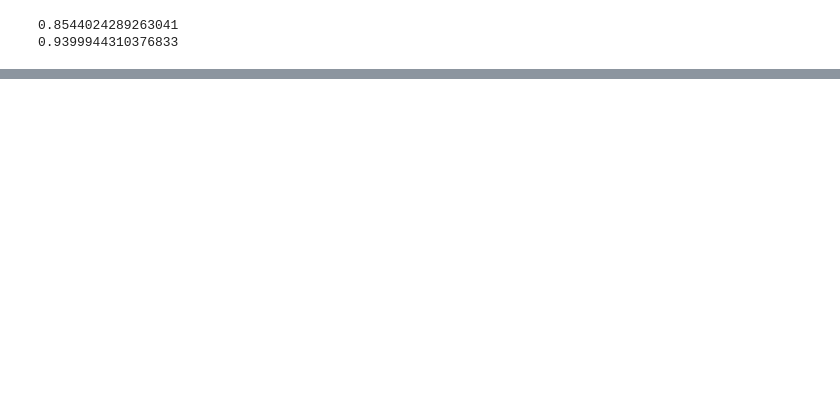
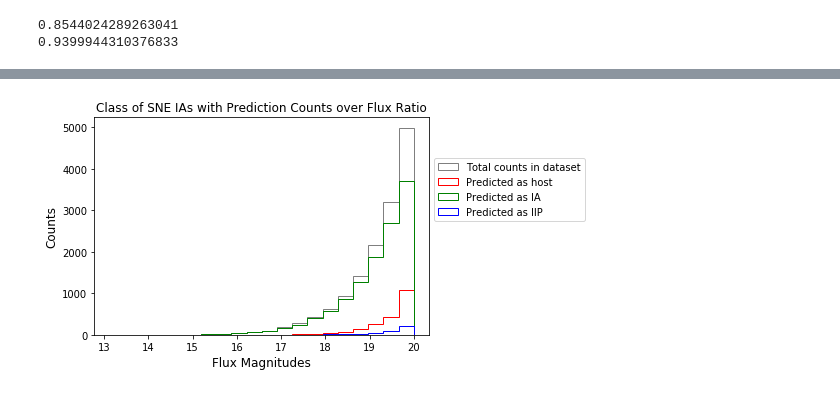
Before and after one commit to DESI-UR/time_domain, a Jupyter notebook: 3LabelCNN_hist_over_brightness.ipynb, the cells around one changed output, grey strips where cells are left out. Cells and saved outputs as stored; diff of their text form; code cells hidden in the pictures; blank space fills up the shorter version.

```diff
--- a/3LabelCNN_hist_over_brightness.ipynb
+++ b/3LabelCNN_hist_over_brightness.ipynb
@@ -25,10 +25,12 @@ h.close()
 h = fits.open('/scratch/dgandhi/desi/time-domain-bkup/cnn-data/sne_ia_data.fits')
 standardized_ia = h[0].data
 rfr_ia = h[2].data
+rmags_ia = h[4].data
 h.close()
 h = fits.open('/scratch/dgandhi/desi/time-domain-bkup/cnn-data/sne_iip_data.fits')
 standardized_iip = h[0].data
 rfr_iip = h[2].data
+rmags_iip = h[4].data
 h.close()
 # %%
 print(standardized_hosts.shape)
@@ -104,3 +126,16 @@ plt.show()
+# %%
+rmags_ia_test = rmags_ia[index_begin_test_set:index_end_test_set]
+(counts_mags_ia_total, bins_mags_ia_total, patches_mags_ia_total) = plt.hist(rmags_ia_test, label="Total counts in dataset", bins=20, histtype='step', color='black', alpha=0.5)
+(counts_mags_ia_phost, bins_mags_ia_phost, patches_mags_ia_phost) = plt.hist(rmags_ia_test[y_pred_class_ia_predicted_hosts], label="Predicted as host", bins=bins_mags_ia_total, histtype='step', color='red')
+(counts_mags_ia_pia, bins_mags_ia_pia, patches_mags_ia_pia) = plt.hist(rmags_ia_test[y_pred_class_ia_predicted_ia], label="Predicted as IA", bins=bins_mags_ia_total, histtype='step', color='green')
+(counts_mags_ia_piip, bins_mags_ia_piip, patches_mags_ia_piip) = plt.hist(rmags_ia_test[y_pred_class_ia_predicted_iip], label="Predicted as IIP", bins=bins_mags_ia_total, histtype='step', color='blue')
+plt.xlabel('Flux Magnitudes', fontsize=12)
+plt.ylabel('Counts', fontsize=12)
+plt.title('Class of SNE IAs with Prediction Counts over Flux Ratio')
+plt.legend(bbox_to_anchor=(1,0.5), loc="lower left")
+plt.show()
+# %% [output]
+[figure, added]
 # %%
 y_pred_class_iip_predicted_hosts = y_pred_class_iip == 0
 y_pred_class_iip_predicted_ia = y_pred_class_iip == 1
```
Also changed, not shown: parts of 24 cells of this notebook.
